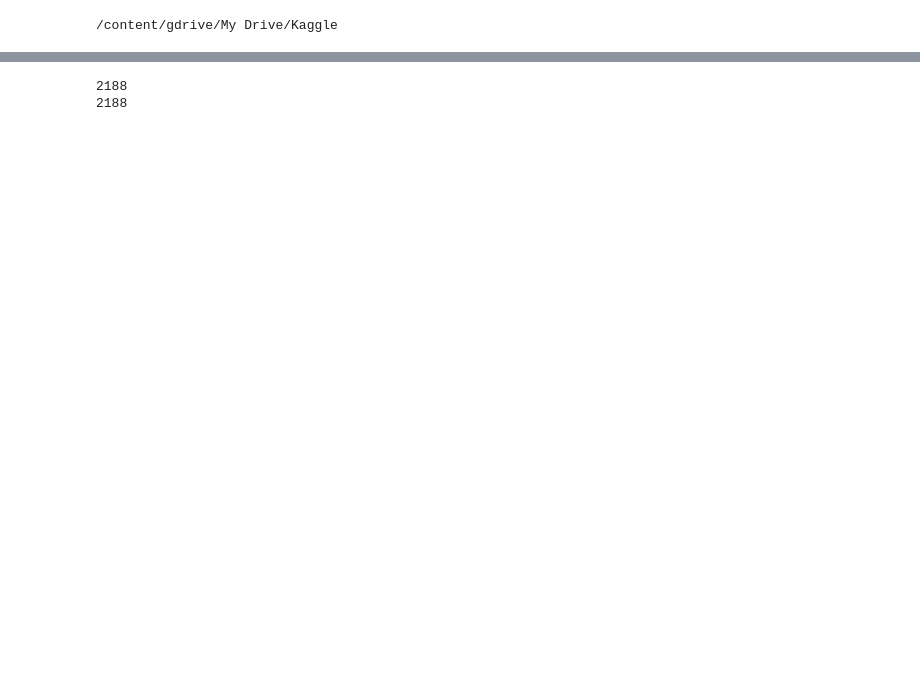
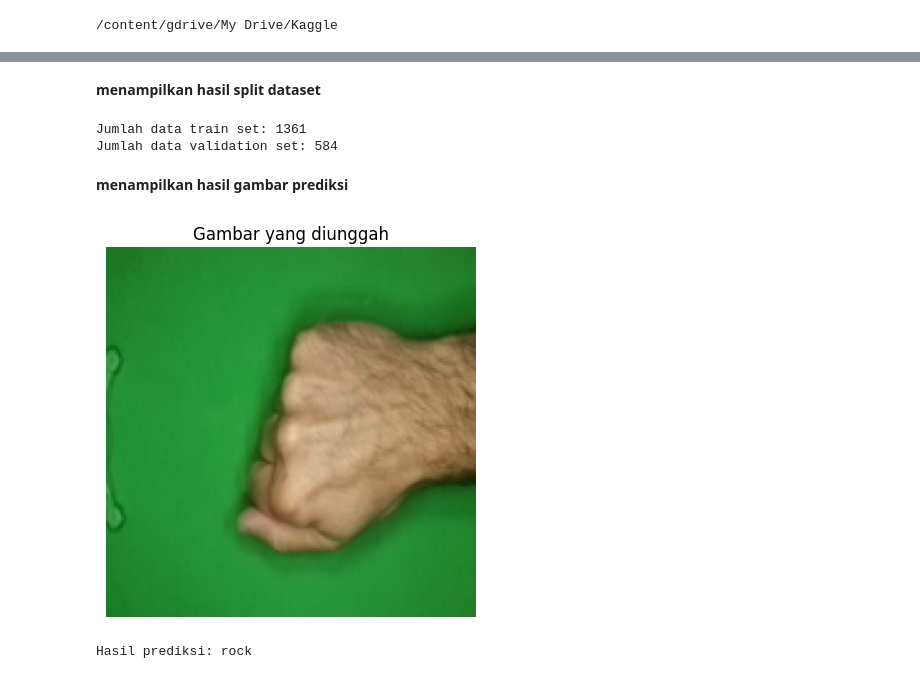
Before and after one commit to igedemadepradnyaairlangga/Dataanalitycs, a Jupyter notebook: klasifikasi_gambar.ipynb, the cells around one changed output, grey strips where cells are left out. Cells and saved outputs as stored; diff of their text form; code cells hidden in the pictures; blank space fills up the shorter version.

```diff
--- a/klasifikasi_gambar.ipynb
+++ b/klasifikasi_gambar.ipynb
@@ -52,0 +58,4 @@ validation_data_dir = os.path.join(dataset_dir, 'validation')
+# %%
+# Path ke direktori dataset .zip di Google Drive
+zip_dataset_path = '/content/gdrive/My Drive/Kaggle/rockpaperscissors.zip'
+dataset_dir = '/content/gdrive/My Drive/Kaggle/rockpaperscissors'
@@ -67,7 +81,7 @@ model.add(Activation('relu'))
 model.add(MaxPooling2D(pool_size=(2, 2)))
 model.add(Conv2D(64, (3, 3), padding='same'))
 model.add(Activation('relu'))
-model.add(MaxPooling2D(pool_size=(2, 2)))
+model.add(MaxPooling2D(pool_size=(2, 2)))  # Perbaikan: Menambahkan kurung tutup di sini
 model.add(Flatten())
 model.add(Dense(64))
 model.add(Activation('relu'))
@@ -76,17 +90,14 @@ model.add(Dense(num_classes))
 model.add(Activation('softmax'))
 model.compile(loss='categorical_crossentropy', optimizer=Adam(learning_rate=0.001), metrics=['accuracy'])
 
+
 # Augmentasi data gambar
 train_datagen = ImageDataGenerator(
     rescale=1.0/255,
     shear_range=0.2,
     zoom_range=0.2,
-    horizontal_flip=True)
-
-test_datagen = ImageDataGenerator(rescale=1.0/255)
-
-# Parameter training
-batch_size = 32
+    horizontal_flip=True,
+    validation_split=0.3)  # Membagi dataset menjadi train dan validation
 
 # Memuat dataset Anda ke dalam variabel X dan y
 X = []
@@ -115,13 +126,12 @@ X = np.array(X)
 y = np.array(y)
 
 # Mengubah label ke one-hot encoding
-from tensorflow.keras.utils import to_categorical
 y = to_categorical(y, num_classes=3)
 
-# Bagi dataset menjadi train set dan validation set (40% validation)
-X_train, X_val, y_train, y_val = train_test_split(X, y, test_size=0.4, random_state=42)
-train_generator = train_datagen.flow(X_train, y_train, batch_size=batch_size)
-validation_generator = test_datagen.flow(X_val, y_val, batch_size=batch_size)
+# Bagi dataset menjadi train set dan validation set (70% train, 30% validation)
+X_train, X_val, y_train, y_val = train_test_split(X, y, test_size=0.3, random_state=42)
+train_generator = train_datagen.flow(X_train, y_train, batch_size=32)
+validation_generator = train_datagen.flow(X_val, y_val, batch_size=32)
 
 # Training model (maksimal 30 menit)
 from tensorflow.keras.callbacks import EarlyStopping, ModelCheckpoint
@@ -131,16 +141,17 @@ model_checkpoint = ModelCheckpoint('best_model.h5', save_best_only=True)
 epochs = 100  # Anda dapat menyesuaikan jumlah epoch sesuai kebutuhan
 history = model.fit(
     train_generator,
-    steps_per_epoch=len(X_train) // batch_size,
+    steps_per_epoch=len(X_train) // 32,
     epochs=epochs,
     validation_data=validation_generator,
-    validation_steps=len(X_val) // batch_size,
+    validation_steps=len(X_val) // 32,
     callbacks=[early_stopping, model_checkpoint])
 
 # Memuat model terbaik
 model.load_weights('best_model.h5')
 
 # Widget "Choose File" untuk memilih file gambar
+
 uploaded = files.upload()
 
 if uploaded:
@@ -186,6 +200,31 @@ Hasil prediksi: paper
-# %%
-print(len(X))
-print(len(y))
-# %% [output]
-2188
-2188
+# %% [markdown]
+**menampilkan hasil split dataset**
+# %%
+from sklearn.model_selection import train_test_split
+
+# Bagi dataset menjadi train set dan validation set (70% train, 30% validation)
+X_train, X_val, y_train, y_val = train_test_split(X, y, test_size=0.3, random_state=42)
+
+print("Jumlah data train set:", len(X_train))
+print("Jumlah data validation set:", len(X_val))
+# %% [output]
+Jumlah data train set: 1361
+Jumlah data validation set: 584
+# %% [markdown]
+**menampilkan hasil gambar prediksi**
+# %%
+import matplotlib.pyplot as plt
+
+# Visualisasi gambar yang diunggah
+plt.imshow(uploaded_image[0])
+plt.axis('off')
+plt.title("Gambar yang diunggah")
+plt.show()
+
+# Hasil prediksi
+labels = ['scissors', 'rock', 'paper']
+predicted_label = labels[np.argmax(prediction)]
+print("Hasil prediksi:", predicted_label)
+# %% [output]
+[figure, added]
+Hasil prediksi: rock
```
Also changed, not shown: parts of 12 cells of this notebook.
